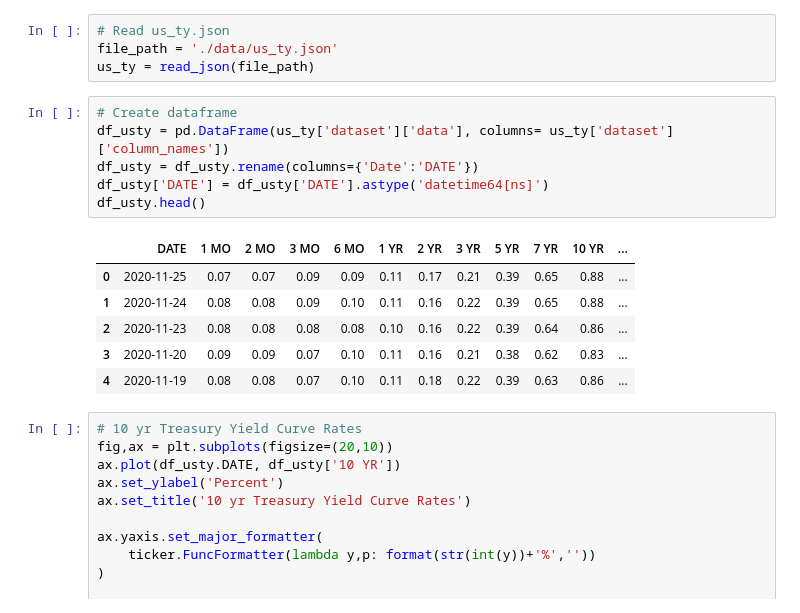
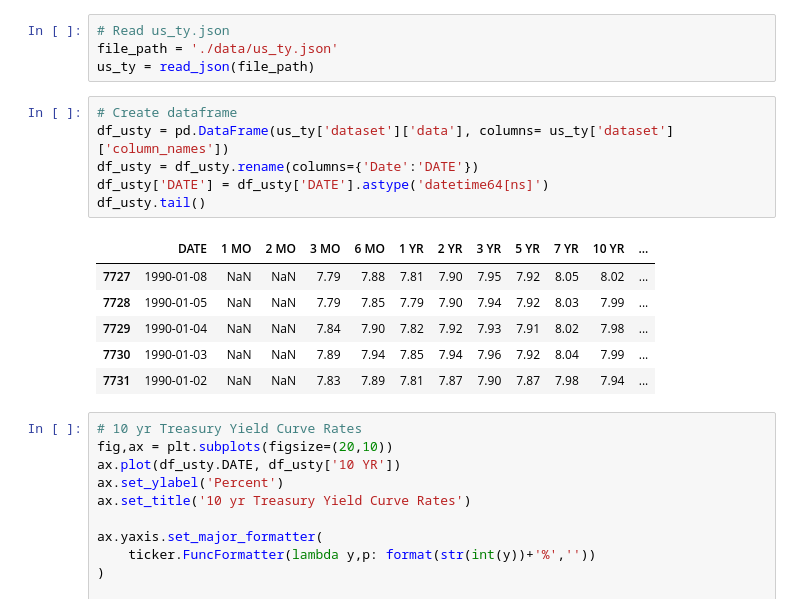
Before and after one commit to AmitSamra/Bonds, a Jupyter notebook: bonds.ipynb, the cells around one changed output. Drawn from its saved outputs; the diff is of its cells as text.

```diff
--- a/bonds.ipynb
+++ b/bonds.ipynb
@@ -244,16 +244,16 @@ us_ty = read_json(file_path)
 # %%
 # Create dataframe
 df_usty = pd.DataFrame(us_ty['dataset']['data'], columns= us_ty['dataset']['column_names'])
 df_usty = df_usty.rename(columns={'Date':'DATE'})
 df_usty['DATE'] = df_usty['DATE'].astype('datetime64[ns]')
-df_usty.head()
+df_usty.tail()
 # %% [output]
 |  | DATE | 1 MO | 2 MO | 3 MO | 6 MO | 1 YR | 2 YR | 3 YR | 5 YR | 7 YR | 10 YR | ... |
-| 0 | 2020-11-25 | 0.07 | 0.07 | 0.09 | 0.09 | 0.11 | 0.17 | 0.21 | 0.39 | 0.65 | 0.88 | ... |
-| 1 | 2020-11-24 | 0.08 | 0.08 | 0.09 | 0.10 | 0.11 | 0.16 | 0.22 | 0.39 | 0.65 | 0.88 | ... |
-| 2 | 2020-11-23 | 0.08 | 0.08 | 0.08 | 0.08 | 0.10 | 0.16 | 0.22 | 0.39 | 0.64 | 0.86 | ... |
-| 3 | 2020-11-20 | 0.09 | 0.09 | 0.07 | 0.10 | 0.11 | 0.16 | 0.21 | 0.38 | 0.62 | 0.83 | ... |
-| 4 | 2020-11-19 | 0.08 | 0.08 | 0.07 | 0.10 | 0.11 | 0.18 | 0.22 | 0.39 | 0.63 | 0.86 | ... |
+| 7727 | 1990-01-08 | NaN | NaN | 7.79 | 7.88 | 7.81 | 7.90 | 7.95 | 7.92 | 8.05 | 8.02 | ... |
+| 7728 | 1990-01-05 | NaN | NaN | 7.79 | 7.85 | 7.79 | 7.90 | 7.94 | 7.92 | 8.03 | 7.99 | ... |
+| 7729 | 1990-01-04 | NaN | NaN | 7.84 | 7.90 | 7.82 | 7.92 | 7.93 | 7.91 | 8.02 | 7.98 | ... |
+| 7730 | 1990-01-03 | NaN | NaN | 7.89 | 7.94 | 7.85 | 7.94 | 7.96 | 7.92 | 8.04 | 7.99 | ... |
+| 7731 | 1990-01-02 | NaN | NaN | 7.83 | 7.89 | 7.81 | 7.87 | 7.90 | 7.87 | 7.98 | 7.94 | ... |
 # %%
 # 10 yr Treasury Yield Curve Rates
 fig,ax = plt.subplots(figsize=(20,10))
```
Also changed, not shown: parts of 27 cells of this notebook.
